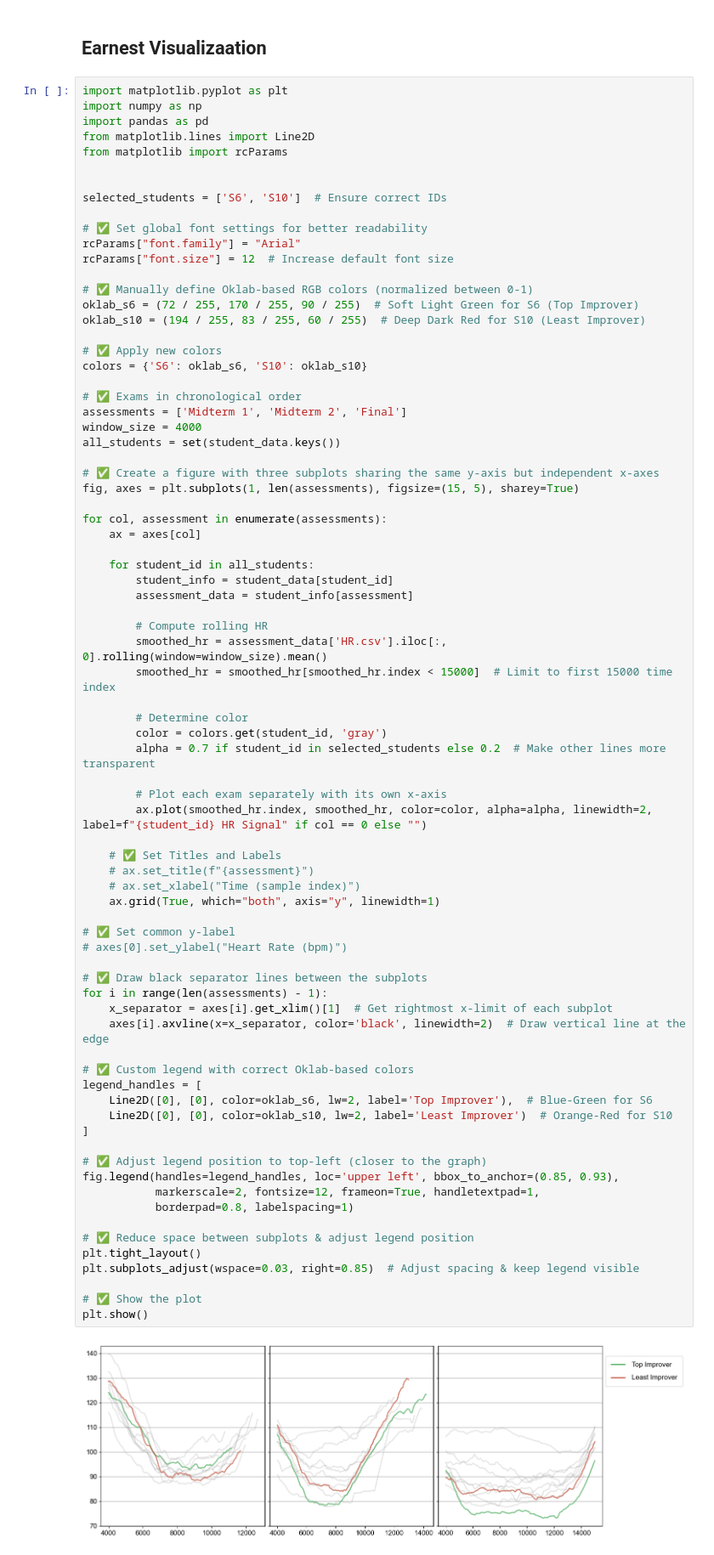
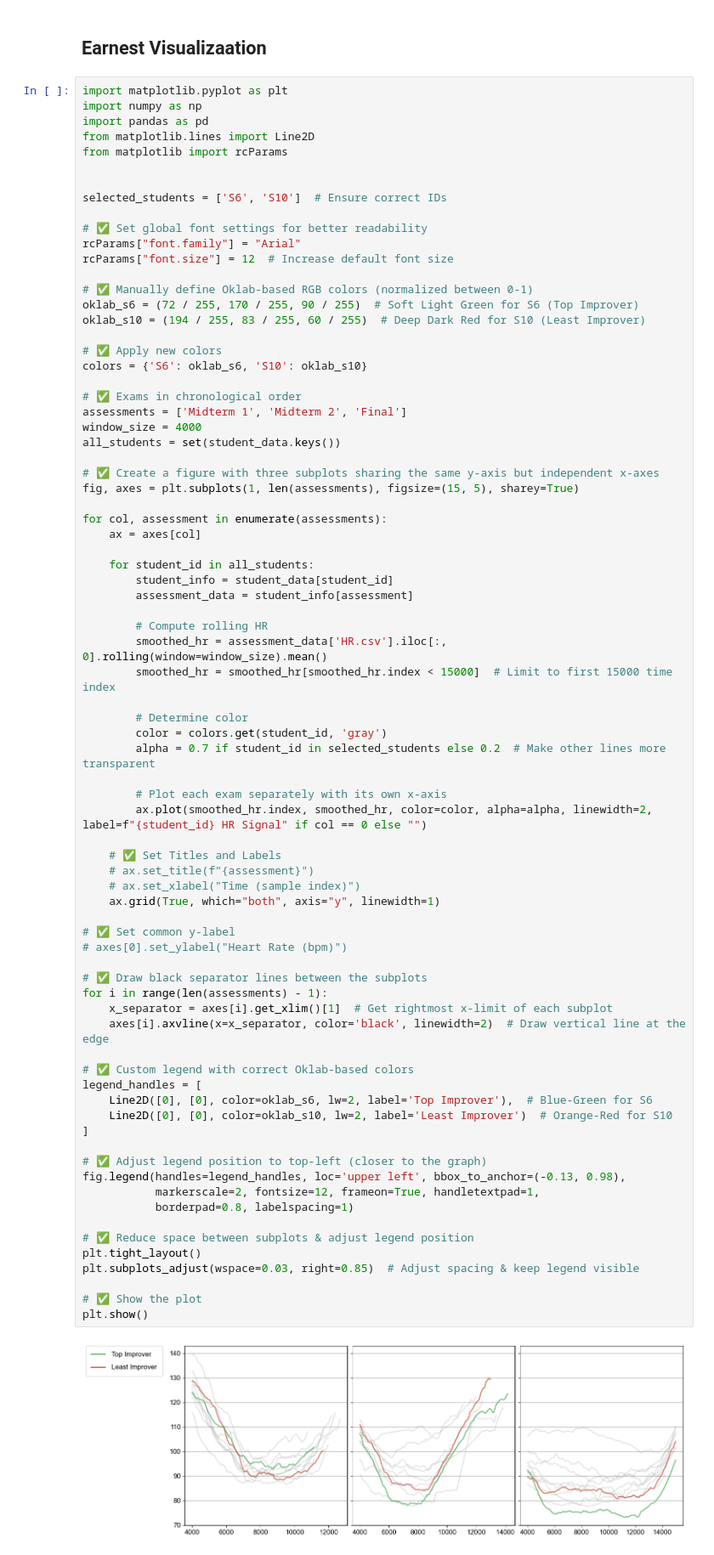
Before and after one commit to g7xu/Dual-Lens, a Jupyter notebook: data_visualization.ipynb, the cells around one changed output. Shown at 85% size. Drawn from its saved outputs; the diff is of its cells as text.

Commit message:
Change image and made write up

```diff
--- a/data_visualization.ipynb
+++ b/data_visualization.ipynb
@@ -199,32 +199,32 @@ for col, assessment in enumerate(assessments):
     # ✅ Set Titles and Labels
     # ax.set_title(f"{assessment}")
     # ax.set_xlabel("Time (sample index)")
     ax.grid(True, which="both", axis="y", linewidth=1)
 
 # ✅ Set common y-label
 # axes[0].set_ylabel("Heart Rate (bpm)")
 
 # ✅ Draw black separator lines between the subplots
 for i in range(len(assessments) - 1):
     x_separator = axes[i].get_xlim()[1]  # Get rightmost x-limit of each subplot
     axes[i].axvline(x=x_separator, color='black', linewidth=2)  # Draw vertical line at the edge
 
 # ✅ Custom legend with correct Oklab-based colors
 legend_handles = [
     Line2D([0], [0], color=oklab_s6, lw=2, label='Top Improver'),  # Blue-Green for S6
     Line2D([0], [0], color=oklab_s10, lw=2, label='Least Improver')  # Orange-Red for S10
 ]
 
 # ✅ Adjust legend position to top-left (closer to the graph)
-fig.legend(handles=legend_handles, loc='upper left', bbox_to_anchor=(0.85, 0.93),
+fig.legend(handles=legend_handles, loc='upper left', bbox_to_anchor=(-0.13, 0.98),
            markerscale=2, fontsize=12, frameon=True, handletextpad=1,
            borderpad=0.8, labelspacing=1)
 
 # ✅ Reduce space between subplots & adjust legend position
 plt.tight_layout()
 plt.subplots_adjust(wspace=0.03, right=0.85)  # Adjust spacing & keep legend visible
 
 # ✅ Show the plot
 plt.show()
 # %% [output]
-[figure, old version]
+[figure, new version]
```
Also changed, not shown: 3 other files.
